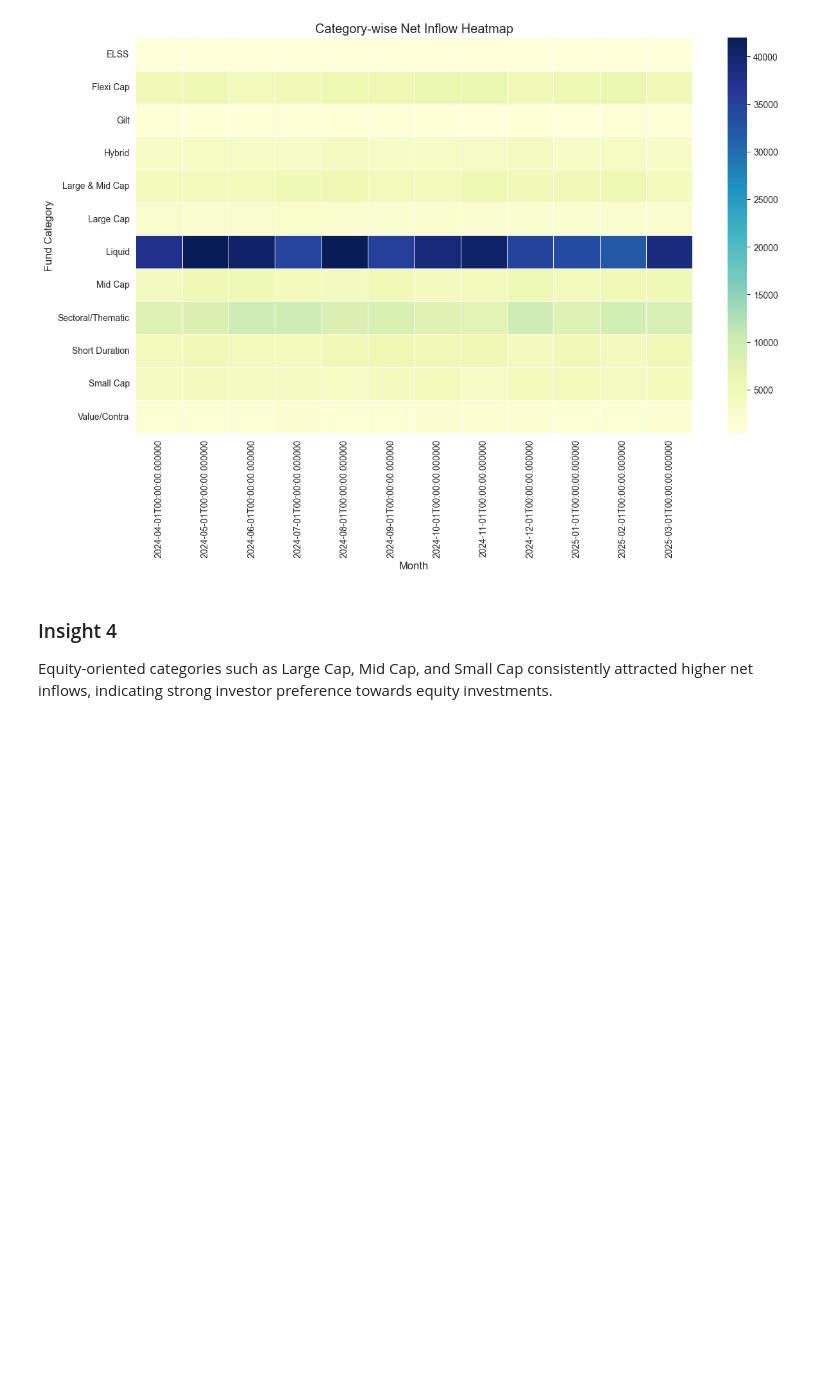
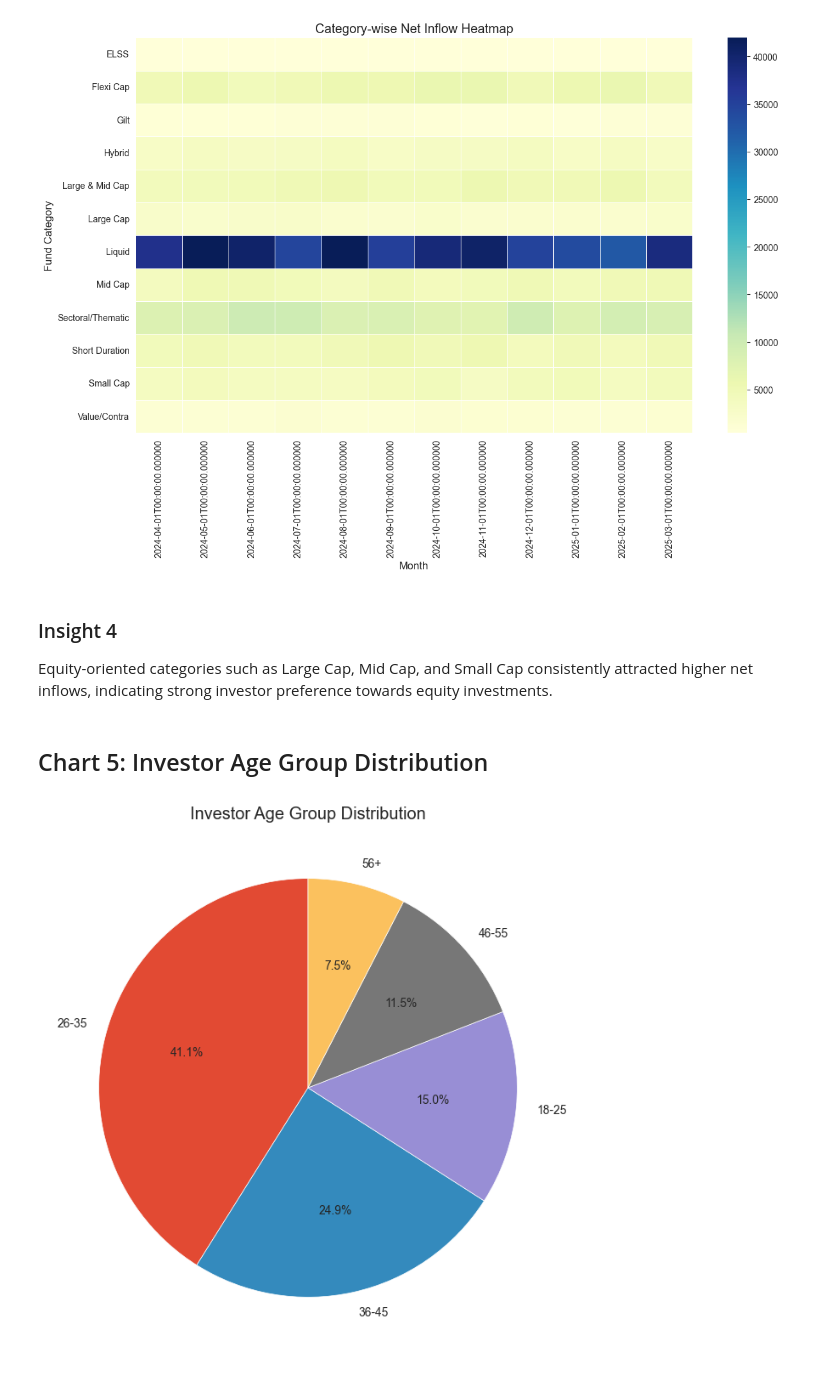
Before and after one commit to Sarthak-1229/Bluestock, a Jupyter notebook: notebooks/EDA_Analysis.ipynb, the cells around one changed output. Cells and saved outputs as stored; diff of their text form; code cells hidden in the pictures; blank space fills up the shorter version.

Commit message:
new charts created

```diff
--- a/notebooks/EDA_Analysis.ipynb
+++ b/notebooks/EDA_Analysis.ipynb
@@ -143,3 +143,27 @@ plt.show()
 ### Insight 4
 
 Equity-oriented categories such as Large Cap, Mid Cap, and Small Cap consistently attracted higher net inflows, indicating strong investor preference towards equity investments.
+# %% [markdown]
+## Chart 5: Investor Age Group Distribution
+# %%
+age_distribution = transactions["age_group"].value_counts()
+
+plt.figure(figsize=(8,8))
+
+plt.pie(
+    age_distribution,
+    labels=age_distribution.index,
+    autopct="%1.1f%%",
+    startangle=90
+)
+
+plt.title("Investor Age Group Distribution")
+
+plt.savefig(
+    "../reports/age_group_distribution.png",
+    bbox_inches="tight"
+)
+
+plt.show()
+# %% [output]
+[figure, added]
```
Also changed, not shown: parts of 21 cells of this notebook, 8 other files.
